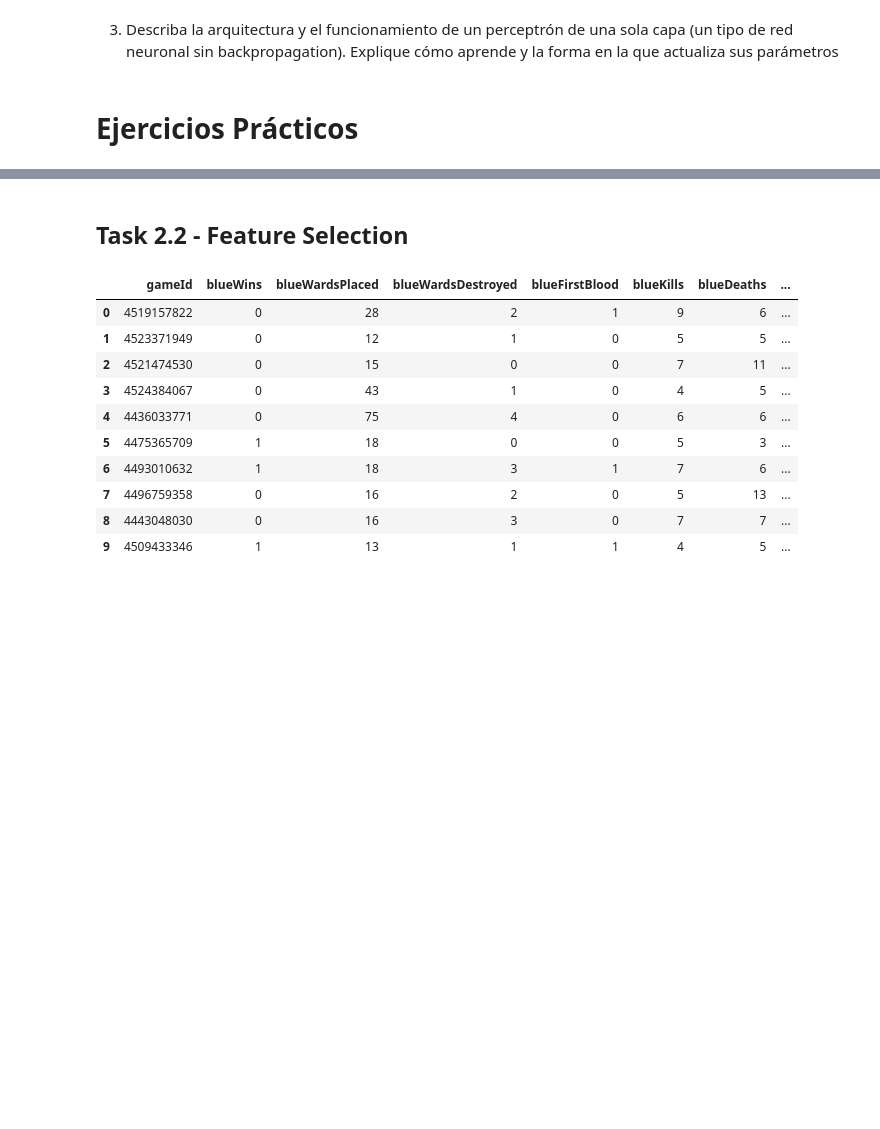
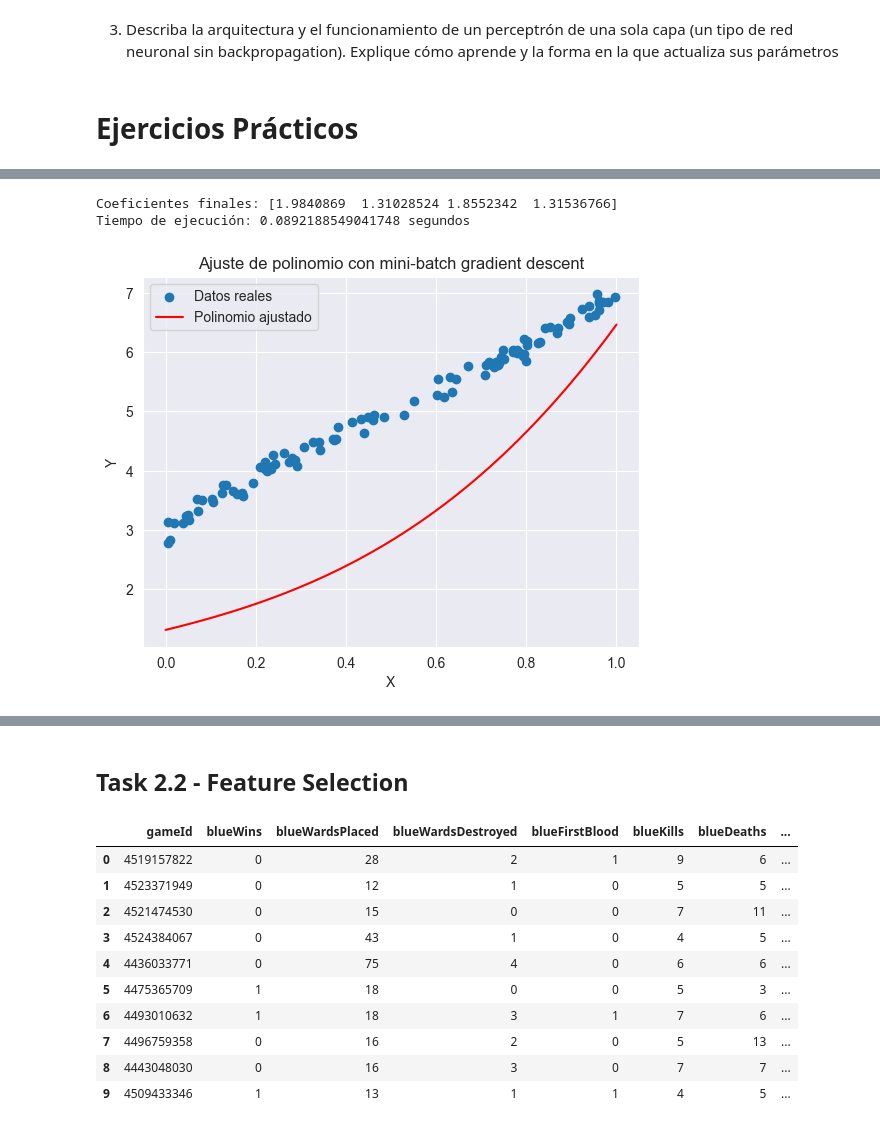
Before and after one commit to angelcast2002/Lab03-IA, a Jupyter notebook: lab03.ipynb, the cells around one changed output, grey strips where cells are left out. Saved outputs shown, nothing was run; the diff lists cells and outputs as text; code cells hidden in the pictures; blank space fills up the shorter version.

```diff
--- a/lab03.ipynb
+++ b/lab03.ipynb
@@ -127,0 +262,19 @@ SGD Time: 0.0803 seconds, MSE: nan
+# %%
+# Datos de ejemplo
+X = np.random.rand(100)
+y_true = polynomial(X) + 0.1 * np.random.randn(100)
+
+# Coeficientes iniciales
+coefficients = np.random.rand(4)
+
+# Tasa de aprendizaje, número de iteraciones y tamaño del mini-batch
+learning_rate = 0.01
+n_iterations = 1000
+batch_size = 10
+
+# Llamar a la función principal para el mini-batch gradient descent
+run_mini_batch_gradient_descent(X, y_true, coefficients, learning_rate, n_iterations, batch_size)
+# %% [output]
+Coeficientes finales: [1.9840869  1.31028524 1.8552342  1.31536766]
+Tiempo de ejecución: 0.0892188549041748 segundos
+[figure, added]
```
Also changed, not shown: parts of 31 cells of this notebook, 1 other file.
